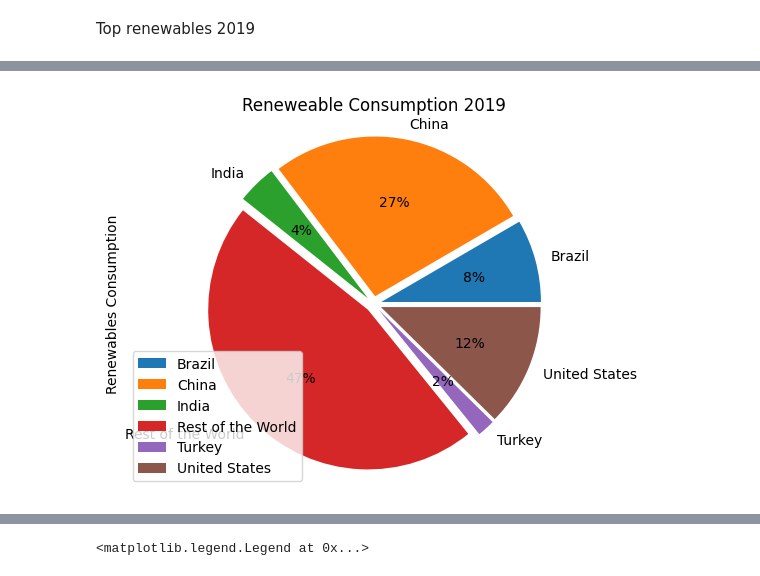
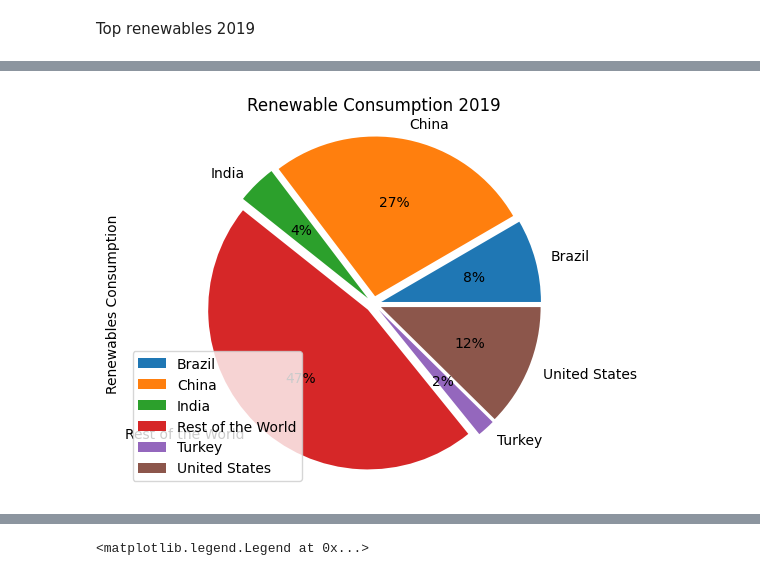
Before and after one commit to Brandon2589/DMPLearning2022, a Jupyter notebook: DMP_Learning2022_Brandon.ipynb, the cells around one changed output, grey strips where cells are left out. Cells and saved outputs as stored; diff of their text form; code cells hidden in the pictures.

```diff
--- a/DMP_Learning2022_Brandon.ipynb
+++ b/DMP_Learning2022_Brandon.ipynb
@@ -450,15 +431,15 @@ df = pd.DataFrame({
 # %%
 #importing matplotlib module
 import matplotlib.pyplot as plt
 
 # Define the ratio of gap of each fragment in a tuple
 explode = (0.05, 0.05, 0.05, 0.05, 0.05, 0.05)
 
 # Plotting the pie chart for above dataframe
-df.groupby(['country']).sum().plot(kind='pie', y='Renewables Consumption',autopct='%1.0f%%',title='Reneweable Consumption 2019', explode = explode)
+df.groupby(['country']).sum().plot(kind='pie', y='Renewables Consumption',autopct='%1.0f%%',title='Renewable Consumption 2019', explode = explode)
 
 plt.axis('equal')
 plt.show()
 plt.show()
 # %% [output]
-[figure, old version]
+[figure, new version]
```
Also changed, not shown: parts of 32 cells of this notebook.
